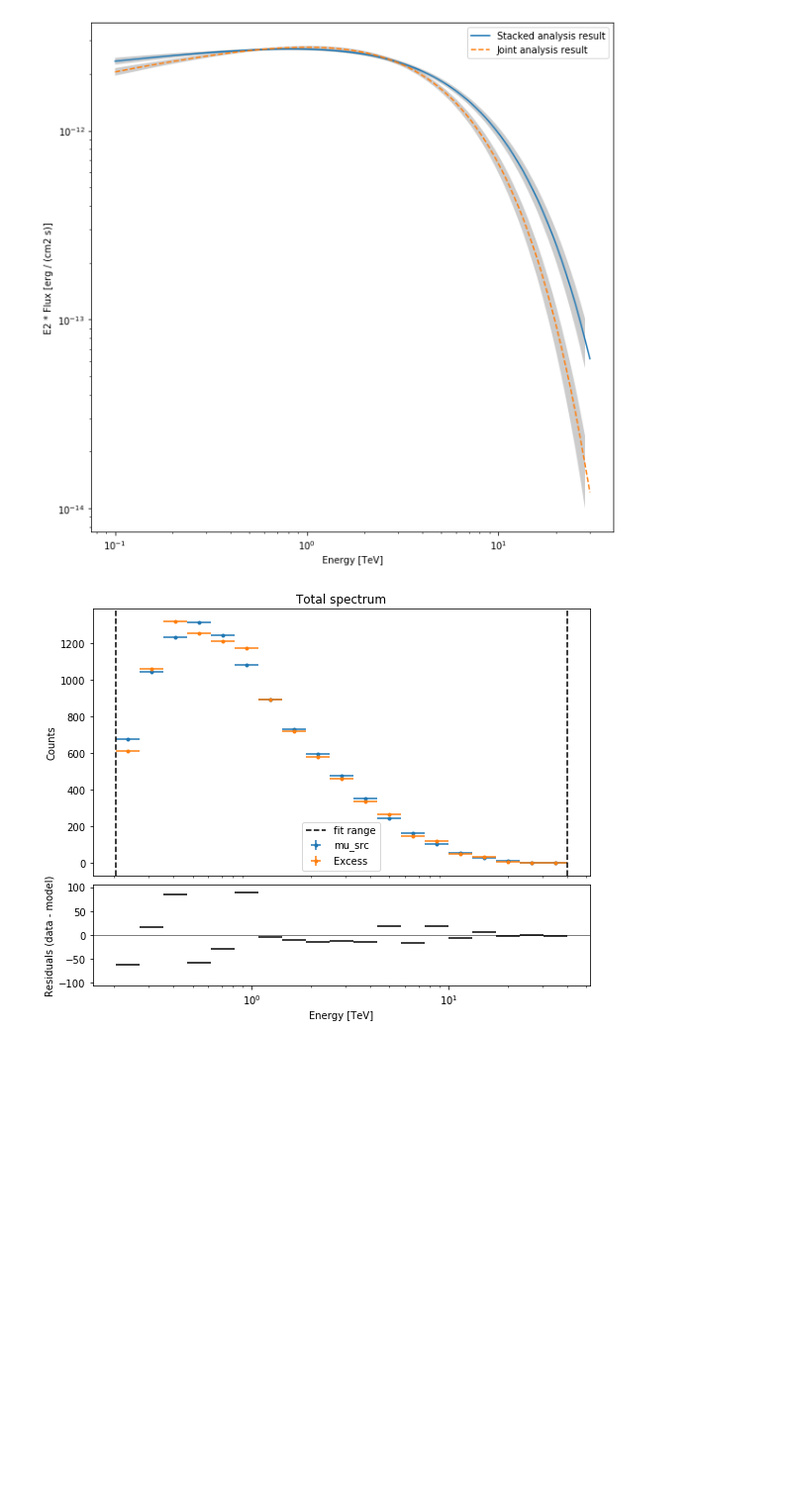
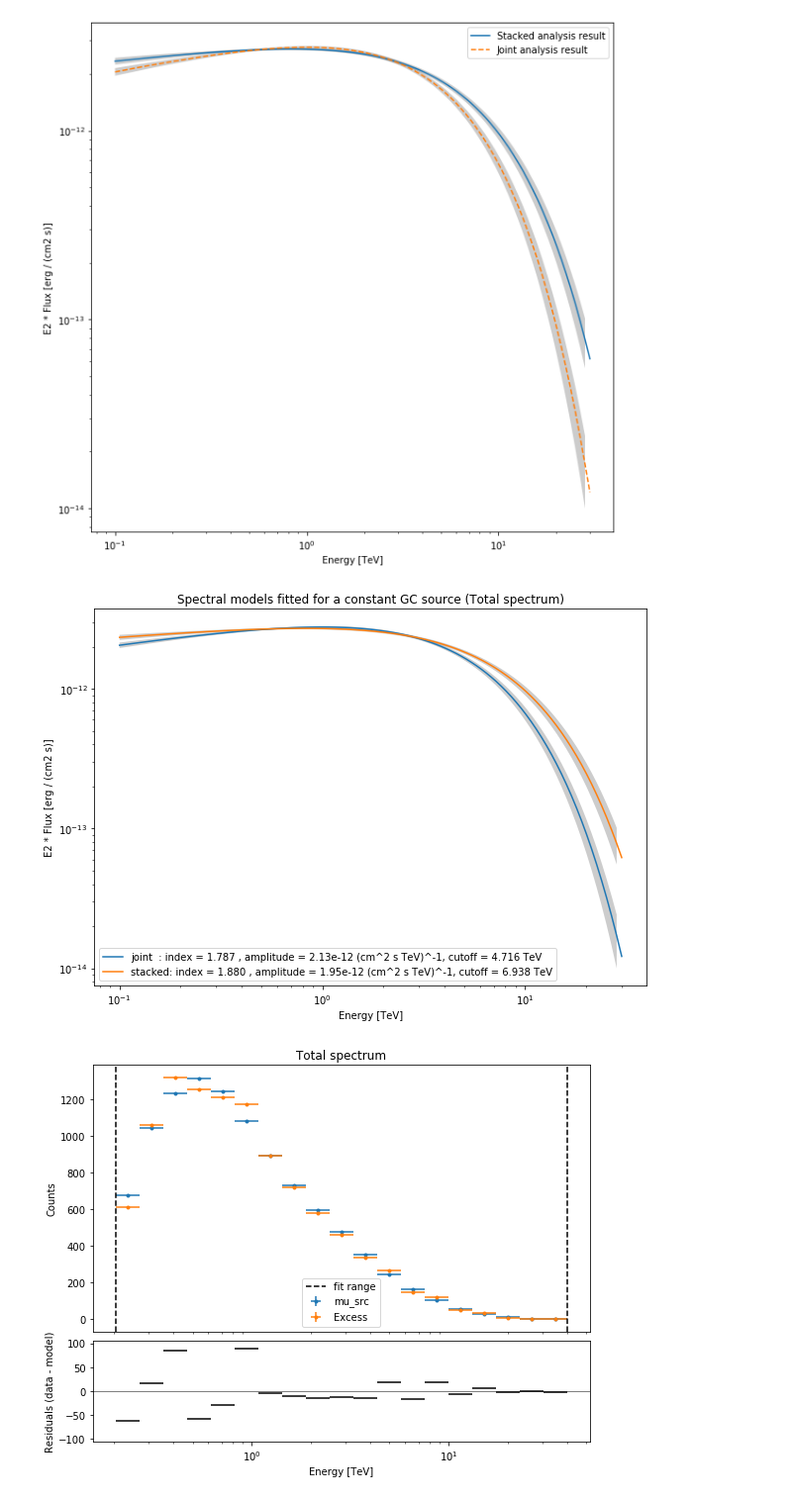
Before and after one commit to SamZouari/hess, a Jupyter notebook: confluence2020/hap-fr/1D_spectrum_analysis_hap-fr.ipynb, the cells around one changed output. Shown at 99% size. Saved outputs shown, nothing was run; the diff lists cells and outputs as text; code cells hidden in the pictures; blank space fills up the shorter version.

```diff
--- a/confluence2020/hap-fr/1D_spectrum_analysis_hap-fr.ipynb
+++ b/confluence2020/hap-fr/1D_spectrum_analysis_hap-fr.ipynb
@@ -57,7 +57,7 @@ gammapy.__version__
 # %%
 from pathlib import Path
 
-path = Path("../../../../gammapy_data/GC_variability2020/hap-fr/1Danalysis")
+path = Path("../../../../gammapy_data/GC_variability2020/hap-fr/1Danalysis_bis")
 path.mkdir(exist_ok=True)
 
 pathm = path/"mapdatasets1D"
@@ -387,6 +387,49 @@ plt.legend()
 plt.savefig(path1/"models_total.pdf")
 # %% [output]
 [figure]
+# %%
+def plot_spectrum(modelstack, modeljoint, path ,namefile, name):
+    plt.figure(figsize=(10,7))
+    plot_kwargs = {
+        "energy_range": [0.1, 30] * u.TeV,
+        "energy_power": 2,
+        "flux_unit": "erg-1 cm-2 s-1",
+    }
+
+    ## joint
+    index = modeljoint.spectral_model.parameters["index"].value
+    amp = modeljoint.spectral_model.parameters["amplitude"].value
+
+    if modeljoint.spectral_model.parameters["lambda_"].value != 0:
+        cutoff = 1/modeljoint.spectral_model.parameters["lambda_"].value
+        modeljoint.spectral_model.plot(
+        **plot_kwargs, label=r"joint  : index = {0:03.3f} , amplitude = {1:03.2f}e-12 (cm^2 s TeV)^-1, cutoff = {2:03.3f} TeV".format(index, 10**12*amp, cutoff))
+    else :
+        modeljoint.spectral_model.plot(
+        **plot_kwargs, label=r"joint  : index = {0:03.3f} , amplitude = {1:03.2f}e-12 (cm^2 s TeV)^-1".format(index, 10**12*amp ))
+    modeljoint.spectral_model.plot_error(**plot_kwargs)
+
+
+    ## stacked
+    index = modelstack.spectral_model.parameters["index"].value
+    amp = modelstack.spectral_model.parameters["amplitude"].value
+
+    if modelstack.spectral_model.parameters["lambda_"].value != 0:
+        cutoff = 1/modelstack.spectral_model.parameters["lambda_"].value
+        modelstack.spectral_model.plot(
+        **plot_kwargs, label=r"stacked: index = {0:03.3f} , amplitude = {1:03.2f}e-12 (cm^2 s TeV)^-1, cutoff = {2:03.3f} TeV".format(index, 10**12*amp, cutoff ))
+    else :
+        modelstack.spectral_model.plot(
+        **plot_kwargs, label=r"stacked: index = {0:03.3f} , amplitude = {1:03.2f}e-12 (cm^2 s TeV)^-1".format(index, 10**12*amp ))
+    modelstack.spectral_model.plot_error(**plot_kwargs)
+
+    plt.title("Spectral models fitted for a constant GC source (" + name + ")")
+    plt.legend()
+    plt.savefig(path/namefile)
+# %%
+plot_spectrum(model_best_stacked, model_best_joint, path1, "models_total.pdf", "Total spectrum")
+# %% [output]
+[figure, added]
 # %%
 def plot_1Dfit(dataset, method='diff'):
         from matplotlib.gridspec import GridSpec
```
Also changed, not shown: parts of 1 cell of this notebook, 5 other files.
